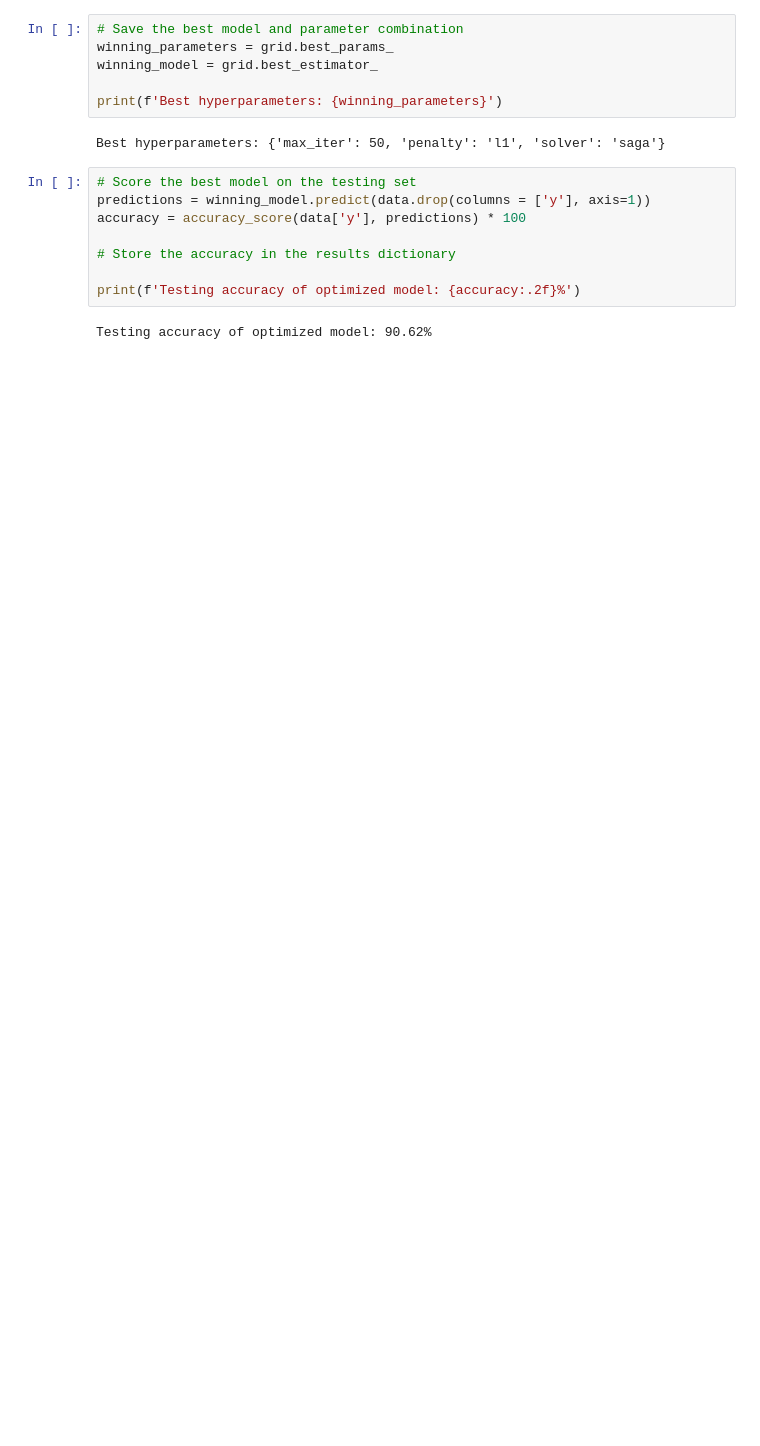
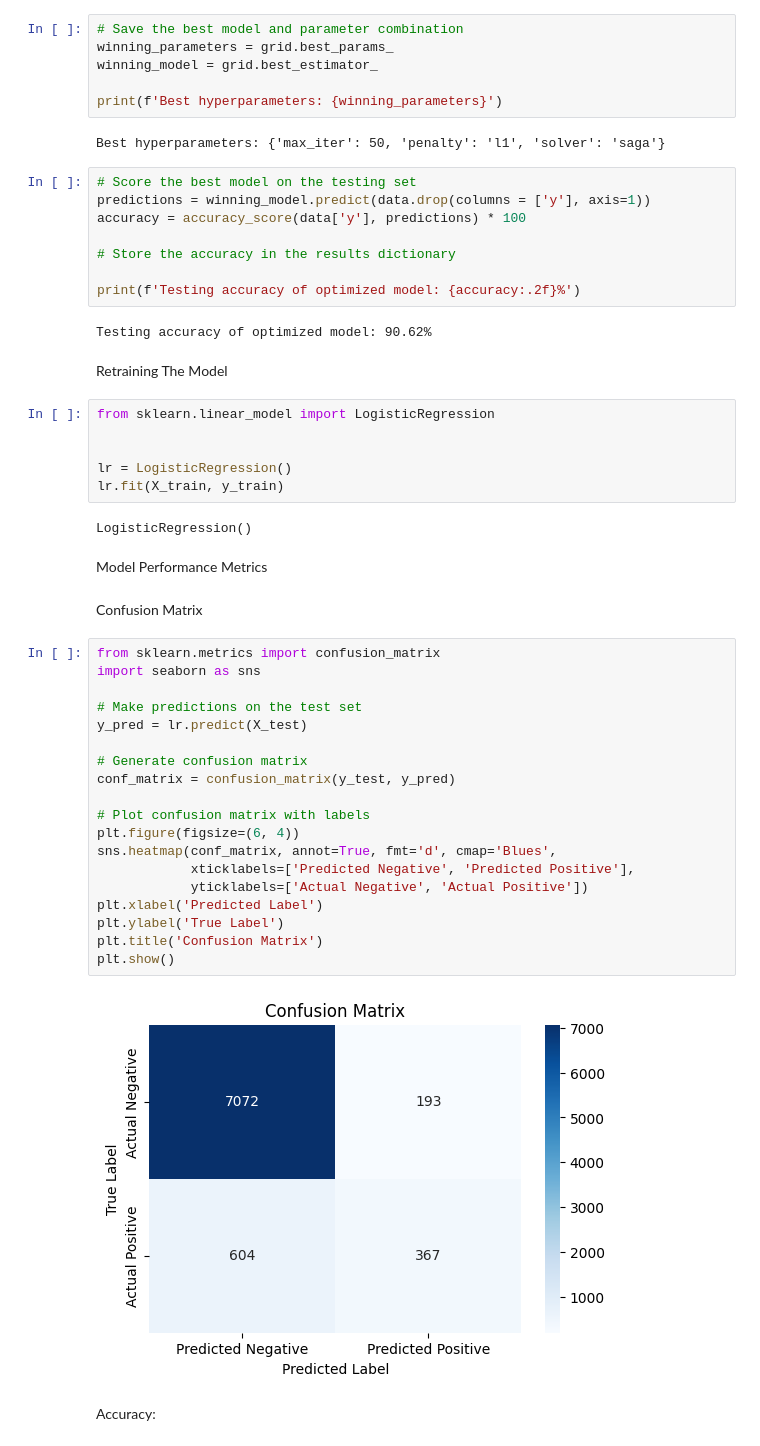
Before and after one commit to 4GeeksAcademy/LogisticRegression2025, a Jupyter notebook: src/explore.ipynb, the cells around one changed output. Drawn from its saved outputs; the diff is of its cells as text; blank space fills up the shorter version.

Commit message:
LogisticRegression2025 Done

```diff
--- a/src/explore.ipynb
+++ b/src/explore.ipynb
@@ -249,3 +249,40 @@ accuracy = accuracy_score(data['y'], predictions) * 100
 print(f'Testing accuracy of optimized model: {accuracy:.2f}%')
 # %% [output]
 Testing accuracy of optimized model: 90.62%
+# %% [markdown]
+Retraining The Model
+# %%
+from sklearn.linear_model import LogisticRegression
+
+
+lr = LogisticRegression()
+lr.fit(X_train, y_train)
+# %% [output]
+LogisticRegression()
+# %% [markdown]
+Model Performance Metrics
+# %% [markdown]
+Confusion Matrix
+# %%
+from sklearn.metrics import confusion_matrix
+import seaborn as sns
+
+# Make predictions on the test set
+y_pred = lr.predict(X_test)
+
+# Generate confusion matrix
+conf_matrix = confusion_matrix(y_test, y_pred)
+
+# Plot confusion matrix with labels
+plt.figure(figsize=(6, 4))
+sns.heatmap(conf_matrix, annot=True, fmt='d', cmap='Blues',
+            xticklabels=['Predicted Negative', 'Predicted Positive'],
+            yticklabels=['Actual Negative', 'Actual Positive'])
+plt.xlabel('Predicted Label')
+plt.ylabel('True Label')
+plt.title('Confusion Matrix')
+plt.show()
+# %% [output]
+[figure, added]
+# %% [markdown]
+Accuracy:
```
Also changed, not shown: parts of 10 cells of this notebook.
